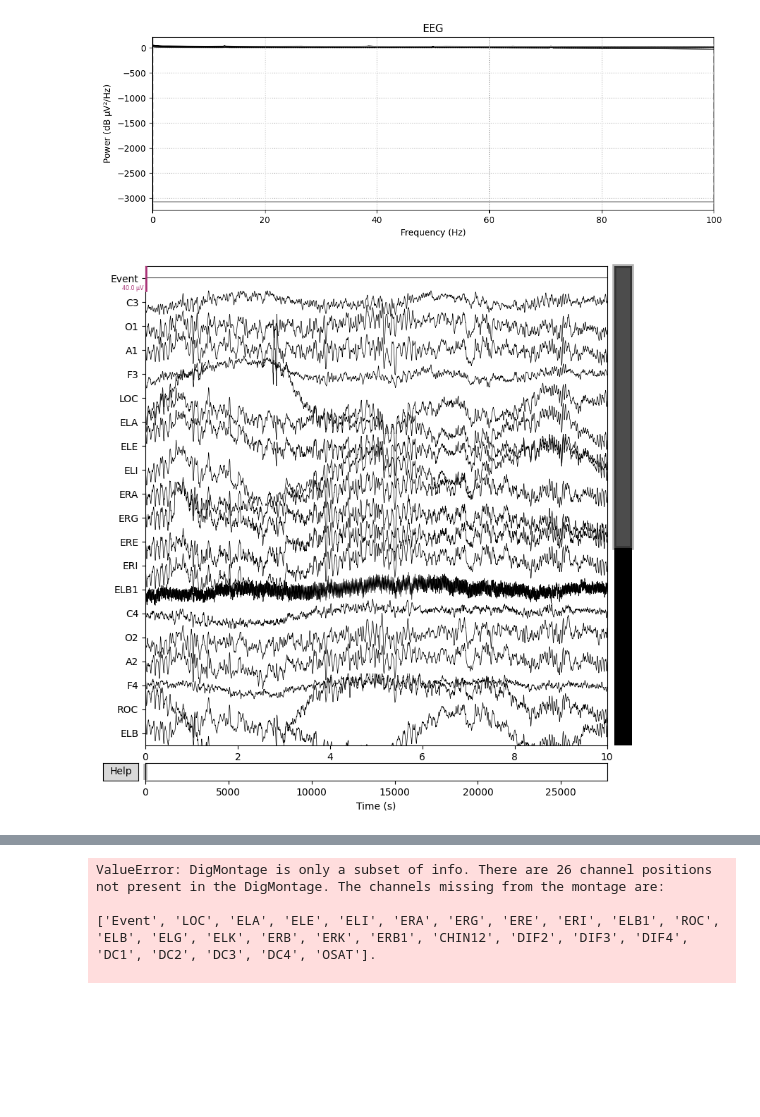
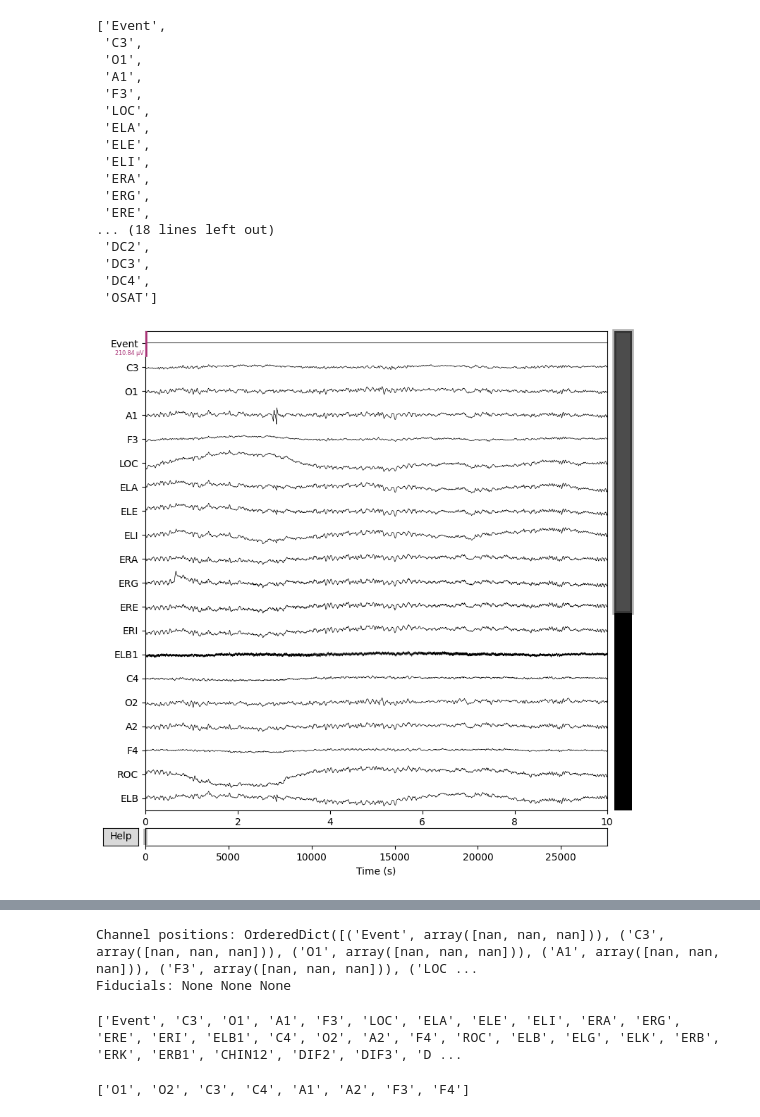
Before and after one commit to ebeltyukova/ds004348, a Jupyter notebook: sub-001/ses-001/eeg/analysis.ipynb, the cells around one changed output, grey strips where cells are left out. Drawn from its saved outputs; the diff is of its cells as text; code cells hidden in the pictures; blank space fills up the shorter version.

Commit message:
graphs

```diff
--- a/sub-001/ses-001/eeg/analysis.ipynb
+++ b/sub-001/ses-001/eeg/analysis.ipynb
@@ -5,6 +7,6 @@ import numpy as np
 # %%
 
 raw = mne.io.read_raw_eeglab('/Users/elizavetabeltyukova/Desktop/UCSD/bipn162/EarEEG_2017/sub-001/ses-001/eeg/sub-001_ses-001_task-sleep_eeg.set',
-preload=True)
+preload=False)
 # %% [output]
 Reading /Users/elizavetabeltyukova/Desktop/UCSD/bipn162/EarEEG_2017/sub-001/ses-001/eeg/sub-001_ses-001_task-sleep_eeg.fdt
@@ -11,0 +13,3 @@ Reading 0 ... 5557599  =      0.000 ... 27787.995 secs...
+# %%
+raw_wake = mne.io.read_raw_eeglab('/Users/elizavetabeltyukova/Desktop/UCSD/bipn162/EarEEG_2017/sub-001/ses-001/wake/sub-001_ses-001_task-wake_eeg.set',
+preload=True)
@@ -14,5 +36,27 @@ eeg_data = raw.get_data()
+# %%
+raw.ch_names
+# %% [output]
+['Event',
+ 'C3',
+ 'O1',
+ 'A1',
+ 'F3',
+ 'LOC',
+ 'ELA',
+ 'ELE',
+ 'ELI',
+ 'ERA',
+ 'ERG',
+ 'ERE',
+... (18 lines left out)
+ 'DC2',
+ 'DC3',
+ 'DC4',
+ 'OSAT']
 # %%
-raw.plot()  # Plot raw data
+raw.plot(scalings="auto")
+raw_wake.plot(scalings='auto')
+plt.show()
+#raw.plot()[0] # Plot raw data
 # %% [output]
-[figure, old version]
+[figure, new version]
-[figure, removed]
@@ -20,12 +63,28 @@ raw.plot()  # Plot raw data
-# %%
-montage = mne.channels.make_standard_montage('standard_1020')
-raw.set_montage(montage)
-
-# Visualize electrodes on a standard brain surface
-plot_alignment(raw.info, trans=None, subject='fsaverage', dig=True,
-               eeg=['original'], surfaces=['brain'], coord_frame='head')
-# %% [output]
-ValueError: DigMontage is only a subset of info. There are 26 channel positions not present in the DigMontage. The channels missing from the montage are:
-
-['Event', 'LOC', 'ELA', 'ELE', 'ELI', 'ERA', 'ERG', 'ERE', 'ERI', 'ELB1', 'ROC', 'ELB', 'ELG', 'ELK', 'ERB', 'ERK', 'ERB1', 'CHIN12', 'DIF2', 'DIF3', 'DIF4', 'DC1', 'DC2', 'DC3', 'DC4', 'OSAT'].
-
+# %%
+montage = raw.get_montage()
+
+if montage is None:
+    print("No montage is set for this data.")
+else:
+    # Access positions of channels and fiducials
+    positions = montage.get_positions()
+    print("Channel positions:", positions['ch_pos'])  # Channel positions
+    print("Fiducials:", positions['nasion'], positions['lpa'], positions['rpa'])  # Fiducial points
+# %% [output]
+Channel positions: OrderedDict([('Event', array([nan, nan, nan])), ('C3', array([nan, nan, nan])), ('O1', array([nan, nan, nan])), ('A1', array([nan, nan, nan])), ('F3', array([nan, nan, nan])), ('LOC ...
+Fiducials: None None None
+# %%
+print(raw.ch_names)
+# %% [output]
+['Event', 'C3', 'O1', 'A1', 'F3', 'LOC', 'ELA', 'ELE', 'ELI', 'ERA', 'ERG', 'ERE', 'ERI', 'ELB1', 'C4', 'O2', 'A2', 'F4', 'ROC', 'ELB', 'ELG', 'ELK', 'ERB', 'ERK', 'ERB1', 'CHIN12', 'DIF2', 'DIF3', 'D ...
+# %%
+# keeping the scalp channels placed according to the 10-20 channel naming convention
+electrodes_to_keep = ['O1', 'O2', 'C3', 'C4', 'A1', 'A2', 'F3', 'F4']
+
+raw_scalp = raw.copy().pick(electrodes_to_keep)
+
+raw_scalp_wake = raw_wake.copy().pick(electrodes_to_keep)
+
+print(raw_scalp.ch_names)
+# %% [output]
+['O1', 'O2', 'C3', 'C4', 'A1', 'A2', 'F3', 'F4']
```
Also changed, not shown: parts of 13 cells of this notebook, 2 other files.
